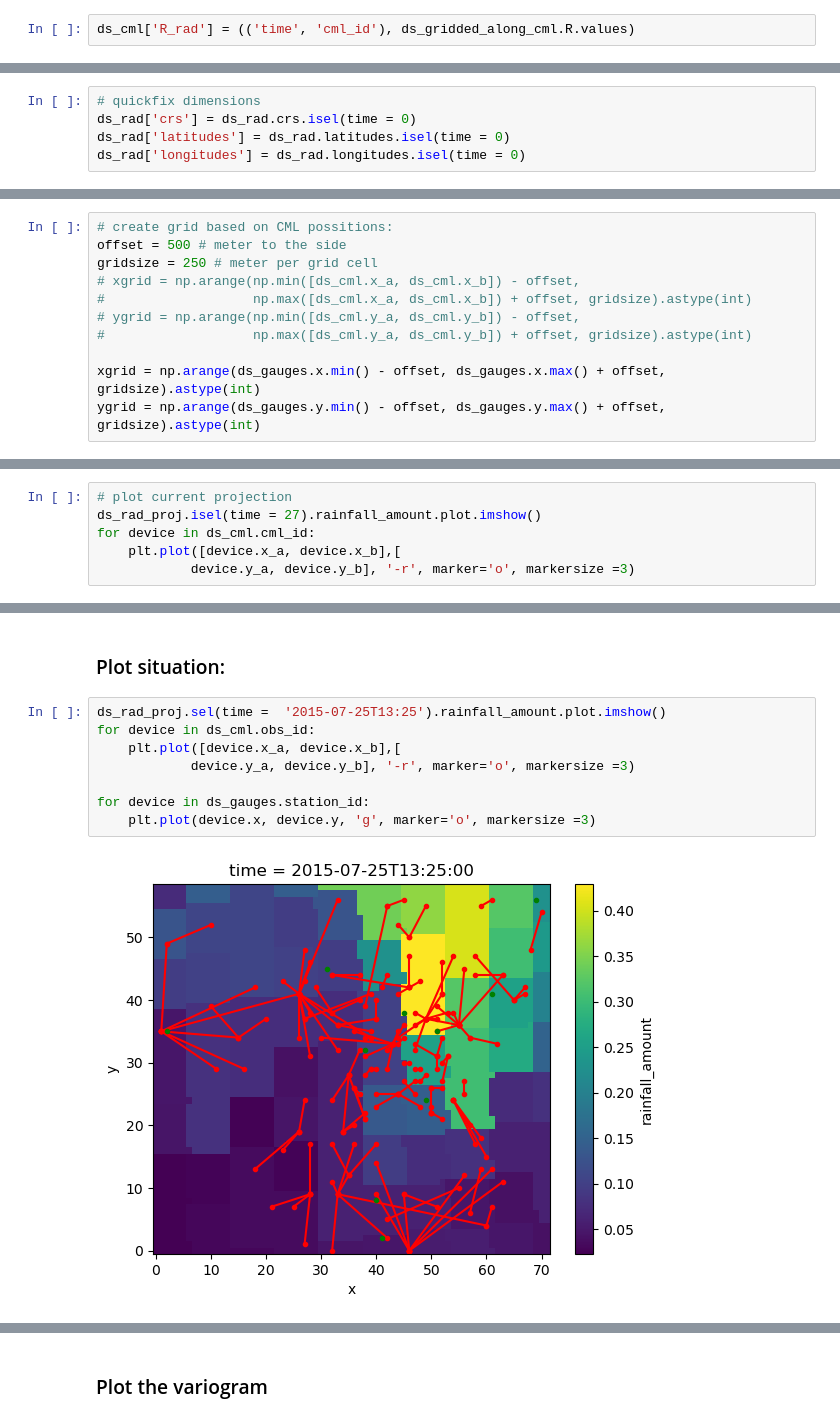
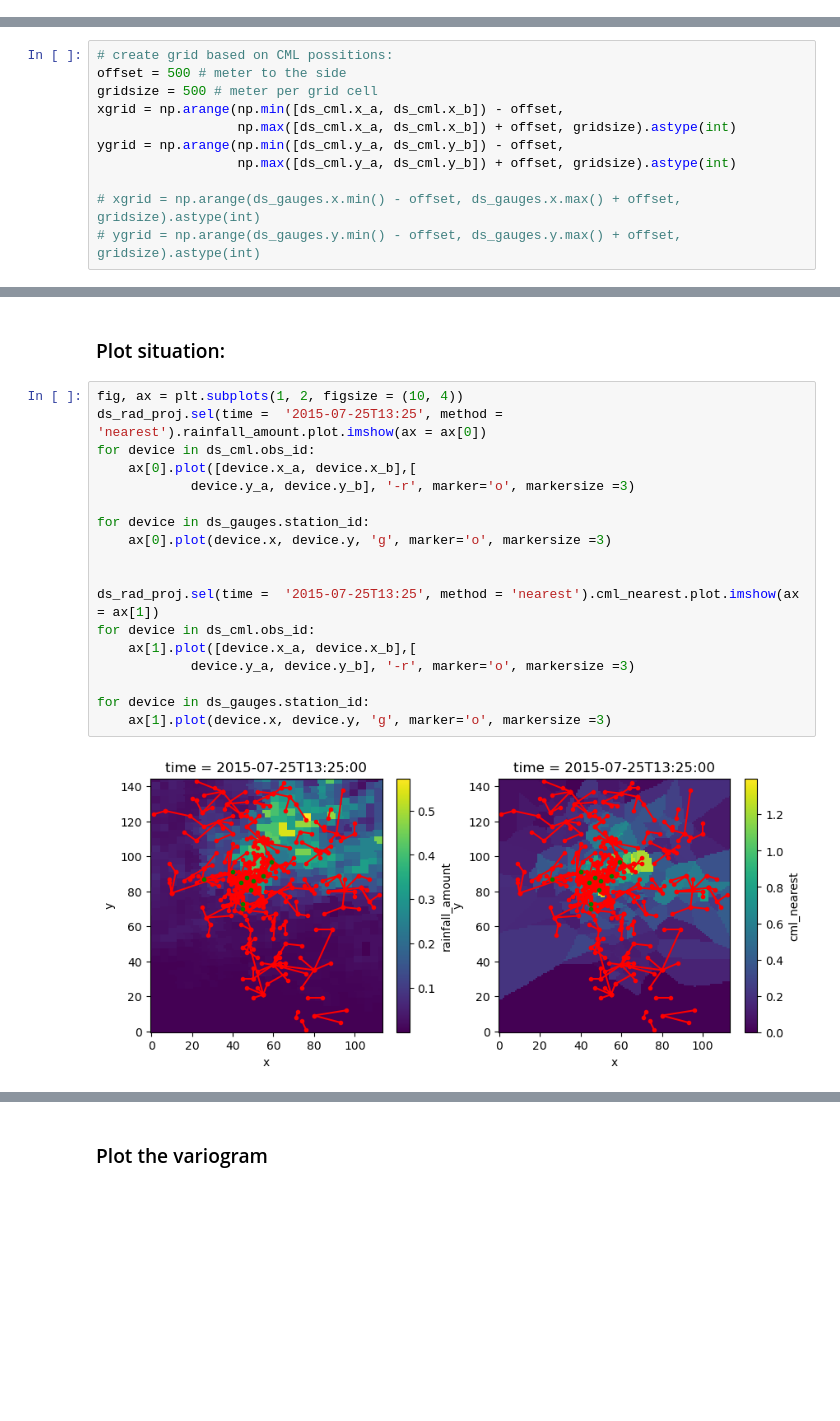
Before and after one commit to eoydvin/RMWSPy, a Jupyter notebook: 3_cml_interpolation_ompenmrg.ipynb, the cells around one changed output, grey strips where cells are left out. Saved outputs shown, nothing was run; the diff lists cells and outputs as text; blank space fills up the shorter version.

```diff
--- a/3_cml_interpolation_ompenmrg.ipynb
+++ b/3_cml_interpolation_ompenmrg.ipynb
@@ -213,2 +129,0 @@ ds_gridded_along_cml['time'] = ds_rad.time
-# %%
-ds_cml['R_rad'] = (('time', 'cml_id'), ds_gridded_along_cml.R.values)
@@ -237,8 +159,3 @@ ds_rad =  ds_rad.resample(time = '5T').sum()
-# %%
-# quickfix dimensions
-ds_rad['crs'] = ds_rad.crs.isel(time = 0)
-ds_rad['latitudes'] = ds_rad.latitudes.isel(time = 0)
-ds_rad['longitudes'] = ds_rad.longitudes.isel(time = 0)
 # %%
 ds_cml.R.plot.line(x = 'time', add_legend= False, color = 'blue');
 ds_cml.R.isel(cml_id = 0).plot.line(x = 'time', add_legend= False, color = 'blue', label = 'cml');
@@ -304,14 +221,14 @@ ds_gauges = ds_gauges.assign_coords(y = ("station_id", gau_y))
 # %%
 # create grid based on CML possitions:
 offset = 500 # meter to the side
-gridsize = 250 # meter per grid cell
-# xgrid = np.arange(np.min([ds_cml.x_a, ds_cml.x_b]) - offset,
-#                   np.max([ds_cml.x_a, ds_cml.x_b]) + offset, gridsize).astype(int)
-# ygrid = np.arange(np.min([ds_cml.y_a, ds_cml.y_b]) - offset,
-#                   np.max([ds_cml.y_a, ds_cml.y_b]) + offset, gridsize).astype(int)
+gridsize = 500 # meter per grid cell
+xgrid = np.arange(np.min([ds_cml.x_a, ds_cml.x_b]) - offset,
+                  np.max([ds_cml.x_a, ds_cml.x_b]) + offset, gridsize).astype(int)
+ygrid = np.arange(np.min([ds_cml.y_a, ds_cml.y_b]) - offset,
+                  np.max([ds_cml.y_a, ds_cml.y_b]) + offset, gridsize).astype(int)
 
-xgrid = np.arange(ds_gauges.x.min() - offset, ds_gauges.x.max() + offset, gridsize).astype(int)
-ygrid = np.arange(ds_gauges.y.min() - offset, ds_gauges.y.max() + offset, gridsize).astype(int)
+# xgrid = np.arange(ds_gauges.x.min() - offset, ds_gauges.x.max() + offset, gridsize).astype(int)
+# ygrid = np.arange(ds_gauges.y.min() - offset, ds_gauges.y.max() + offset, gridsize).astype(int)
 # %%
 ds_cml = ds_cml.where(ds_cml.x_a > xgrid[0], drop= True)
 ds_cml = ds_cml.where(ds_cml.x_b > xgrid[0], drop= True)
@@ -365,9 +281,3 @@ ds_rad_proj = xr.Dataset(
             x = xgrid
         ),
     )
-# %%
-# plot current projection
-ds_rad_proj.isel(time = 27).rainfall_amount.plot.imshow()
-for device in ds_cml.cml_id:
-    plt.plot([device.x_a, device.x_b],[
-            device.y_a, device.y_b], '-r', marker='o', markersize =3)
@@ -415,15 +323,25 @@ ds_cml = ds_cml.where(ds_cml.duplicate == False, drop = True)
 # %% [markdown]
 ### Plot situation:
 # %%
-ds_rad_proj.sel(time =  '2015-07-25T13:25').rainfall_amount.plot.imshow()
+fig, ax = plt.subplots(1, 2, figsize = (10, 4))
+ds_rad_proj.sel(time =  '2015-07-25T13:25', method = 'nearest').rainfall_amount.plot.imshow(ax = ax[0])
 for device in ds_cml.obs_id:
-    plt.plot([device.x_a, device.x_b],[
+    ax[0].plot([device.x_a, device.x_b],[
             device.y_a, device.y_b], '-r', marker='o', markersize =3)
 
 for device in ds_gauges.station_id:
-    plt.plot(device.x, device.y, 'g', marker='o', markersize =3)
+    ax[0].plot(device.x, device.y, 'g', marker='o', markersize =3)
+
+
+ds_rad_proj.sel(time =  '2015-07-25T13:25', method = 'nearest').cml_nearest.plot.imshow(ax = ax[1])
+for device in ds_cml.obs_id:
+    ax[1].plot([device.x_a, device.x_b],[
+            device.y_a, device.y_b], '-r', marker='o', markersize =3)
+
+for device in ds_gauges.station_id:
+    ax[1].plot(device.x, device.y, 'g', marker='o', markersize =3)
 # %% [output]
-[figure, old version]
+[figure, new version]
 # %%
 #ds_rad_proj.sel(time = '2015-07-25T13:25').cml_nearest.plot.imshow()
 for device in ds_cml.obs_id:
```
Also changed, not shown: parts of 40 cells of this notebook, 6 other files.
